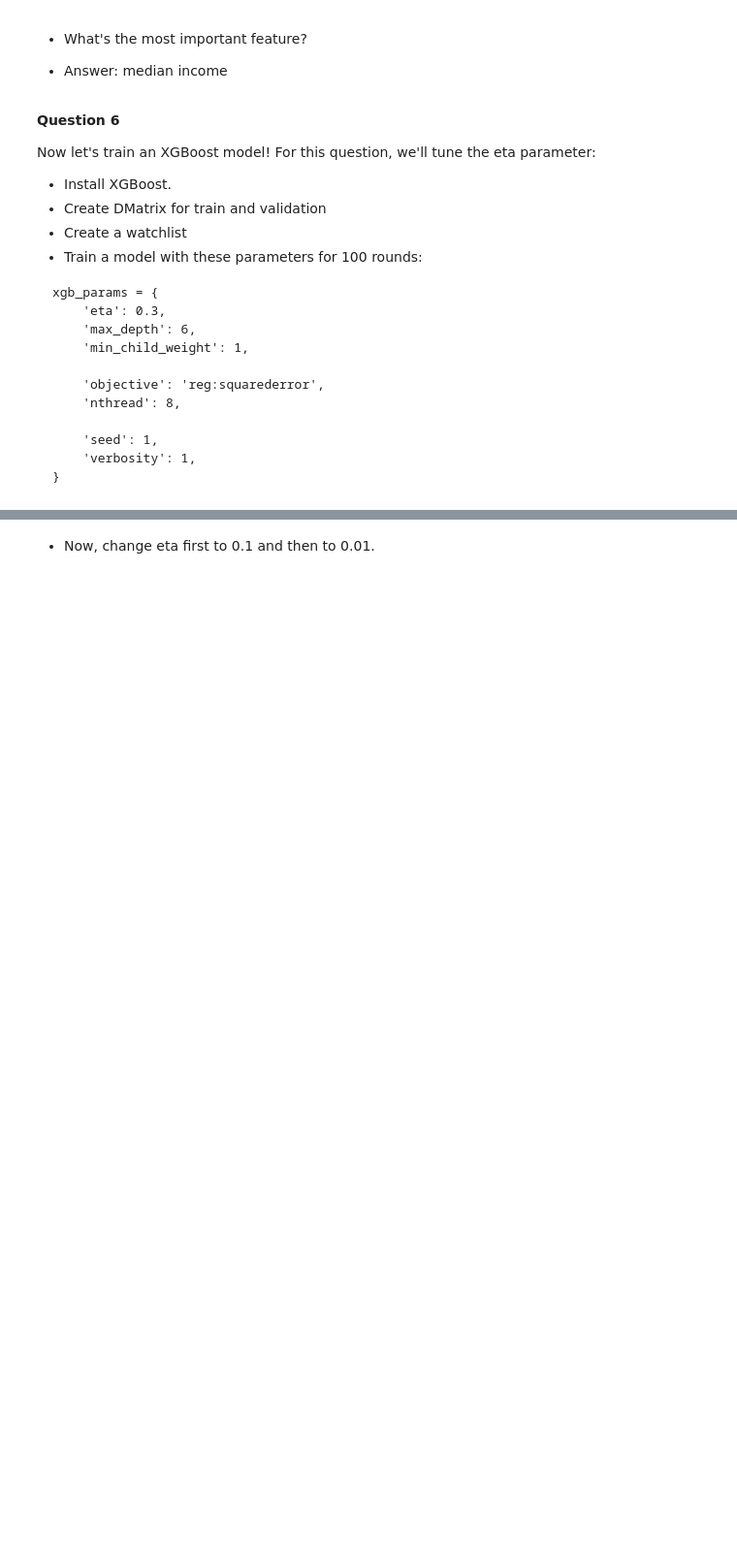
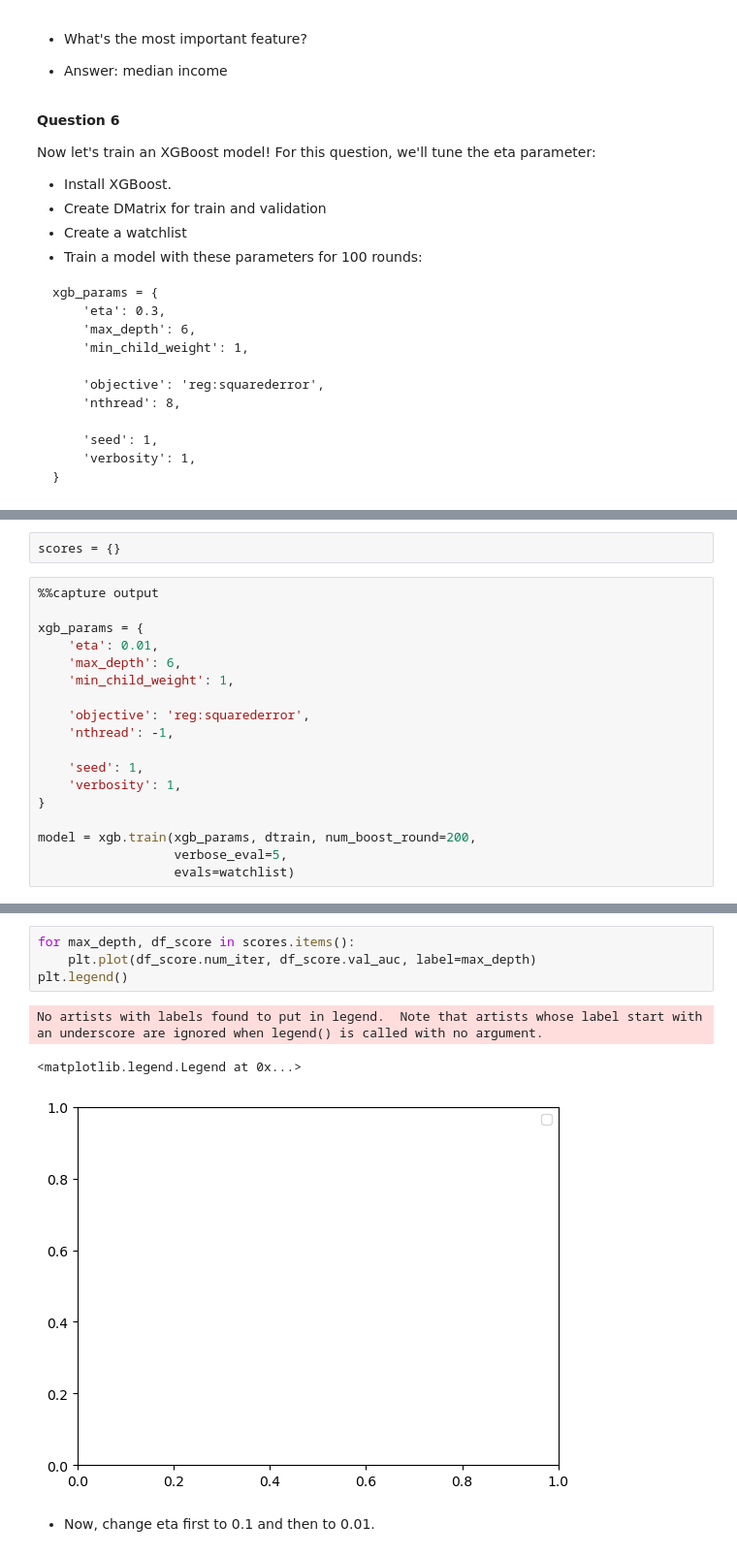
Before and after one commit to Isenmouthe/Machine-Learning-Zoomcamp---2022, a Jupyter notebook: Homeworks/06_homework/06_homework.ipynb, the cells around one changed output, grey strips where cells are left out. Shown: that part at 97% size. Cells and saved outputs as stored; diff of their text form; blank space fills up the shorter version.

```diff
--- a/Homeworks/06_homework/06_homework.ipynb
+++ b/Homeworks/06_homework/06_homework.ipynb
@@ -280,0 +346,20 @@ dval = xgb.DMatrix(X_val, label=y_val, feature_names=features)
+# %%
+scores = {}
+# %%
+%%capture output
+
+xgb_params = {
+    'eta': 0.01,
+    'max_depth': 6,
+    'min_child_weight': 1,
+
+    'objective': 'reg:squarederror',
+    'nthread': -1,
+
+    'seed': 1,
+    'verbosity': 1,
+}
+
+model = xgb.train(xgb_params, dtrain, num_boost_round=200,
+                  verbose_eval=5,
+                  evals=watchlist)
@@ -281,3 +378,11 @@ dval = xgb.DMatrix(X_val, label=y_val, feature_names=features)
+# %%
+for max_depth, df_score in scores.items():
+    plt.plot(df_score.num_iter, df_score.val_auc, label=max_depth)
+plt.legend()
+# %% [output]
+No artists with labels found to put in legend.  Note that artists whose label start with an underscore are ignored when legend() is called with no argument.
+<matplotlib.legend.Legend at 0x...>
+[figure, added]
 # %% [markdown]
 - Now, change eta first to 0.1 and then to 0.01.
 # %% [markdown]
```
Also changed, not shown: parts of 12 cells of this notebook, 1 other file.
